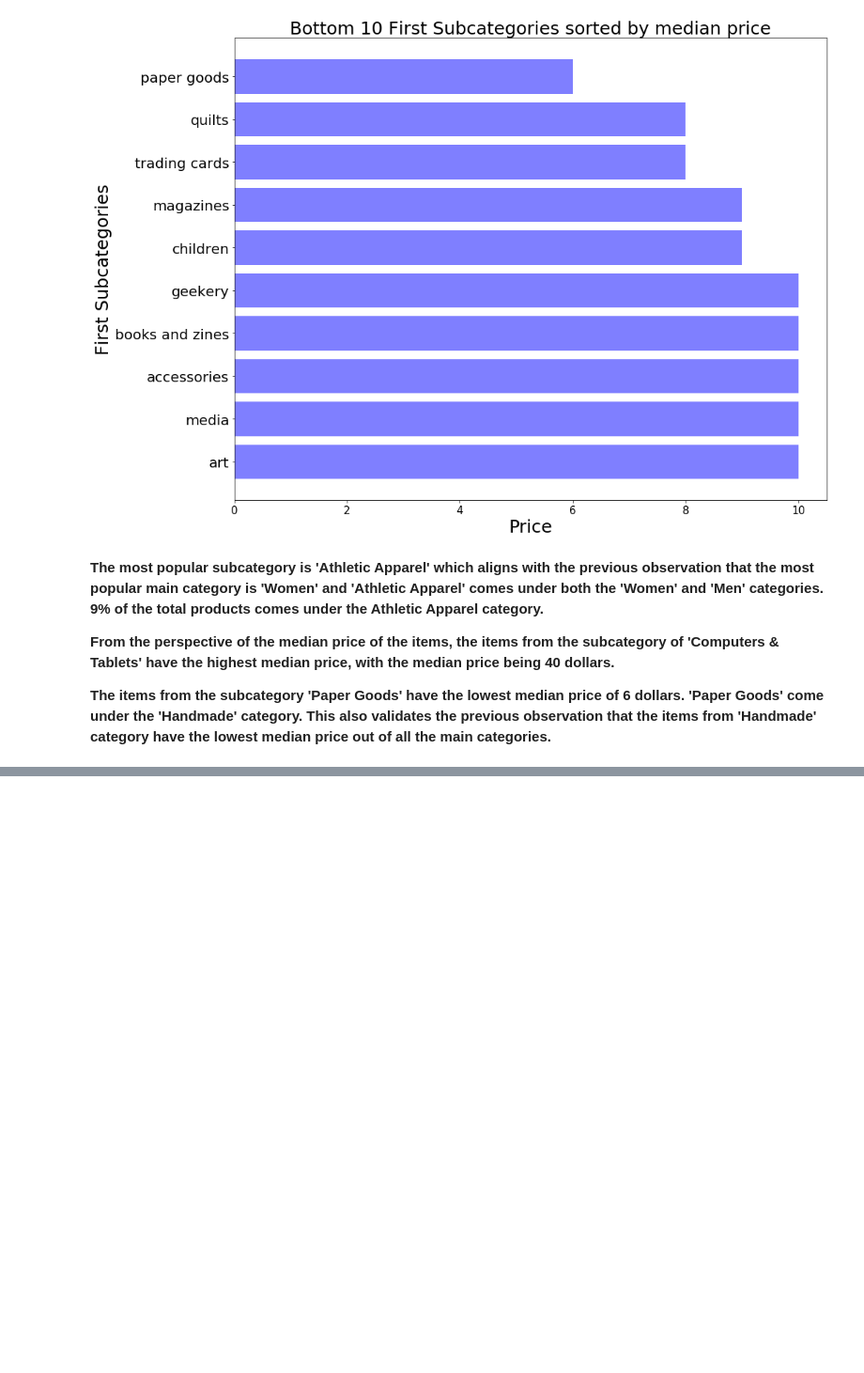
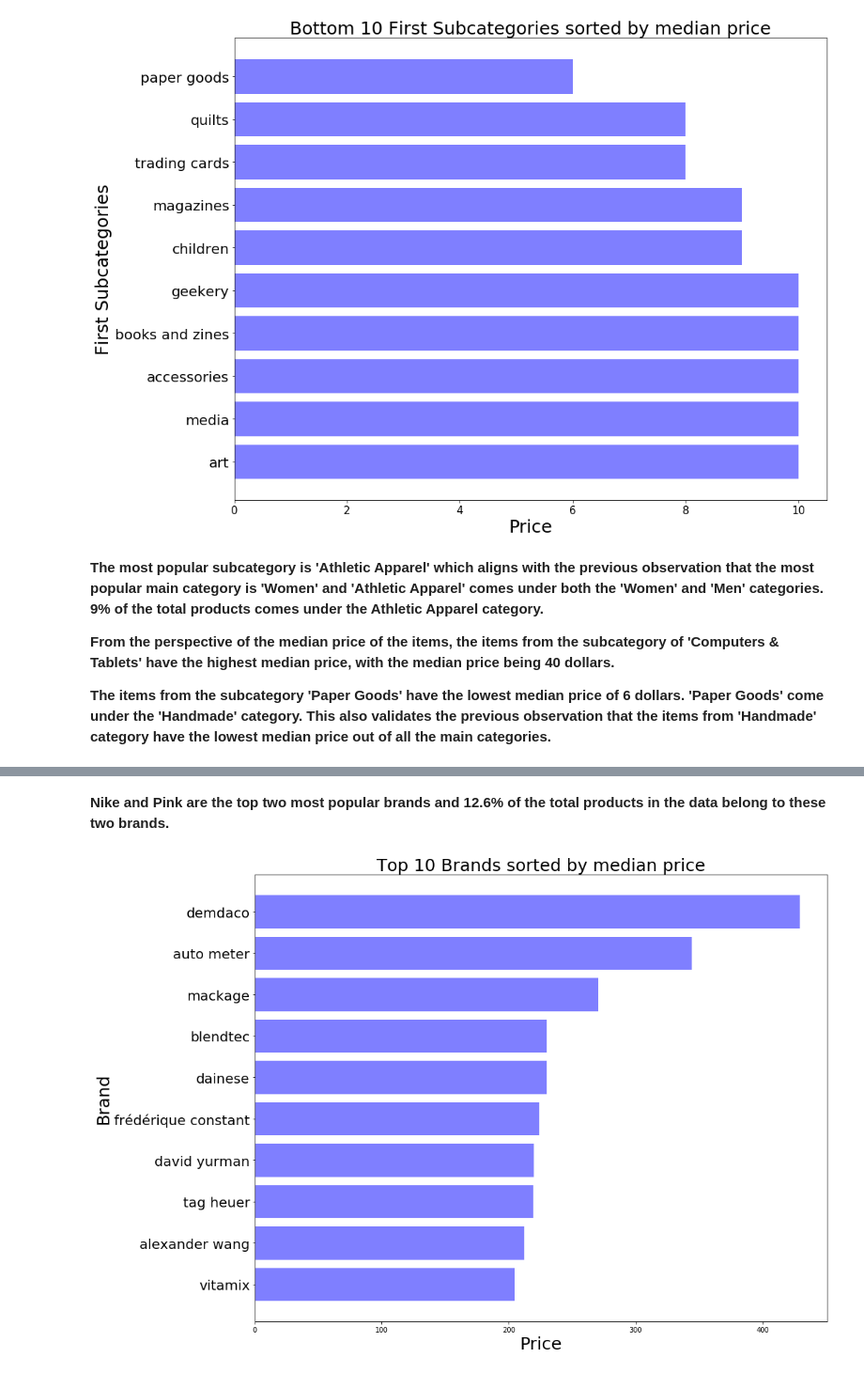
Before and after one commit to Sparrowan/Mercari-price-prediction, a Jupyter notebook: Mercari_Price_Prediction.ipynb, the cells around one changed output, grey strips where cells are left out. Shown at 94% size. Saved outputs shown, nothing was run; the diff lists cells and outputs as text; code cells hidden in the pictures; blank space fills up the shorter version.

```diff
--- a/Mercari_Price_Prediction.ipynb
+++ b/Mercari_Price_Prediction.ipynb
@@ -473,0 +565,18 @@ stand
+# %% [markdown]
+**Nike and Pink are the top two most popular brands and 12.6% of the total products in the data belong to these two brands.**
+# %%
+brand = train.groupby('brand_name')
+brand_median = pd.DataFrame(brand['price'].median())
+brand_median = brand_median.sort_values(ascending=True, by='price')
+brand_median_top = brand_median[-10:]
+brand_median_bottom = brand_median[0:10]
+
+plt.figure(figsize=(15,12))
+plt.barh(range(0,len(brand_median_top)), brand_median_top['price'], align='center', alpha=0.5, color='blue')
+plt.yticks(range(0,len(brand_median_top)),brand_median_top.index, fontsize=20)
+plt.title('Top 10 Brands sorted by median price', fontsize=25)
+plt.xlabel('Price', fontsize=25)
+plt.ylabel('Brand', fontsize=25)
+plt.show()
+# %% [output]
+[figure, added]
```
Also changed, not shown: parts of 12 cells of this notebook.
